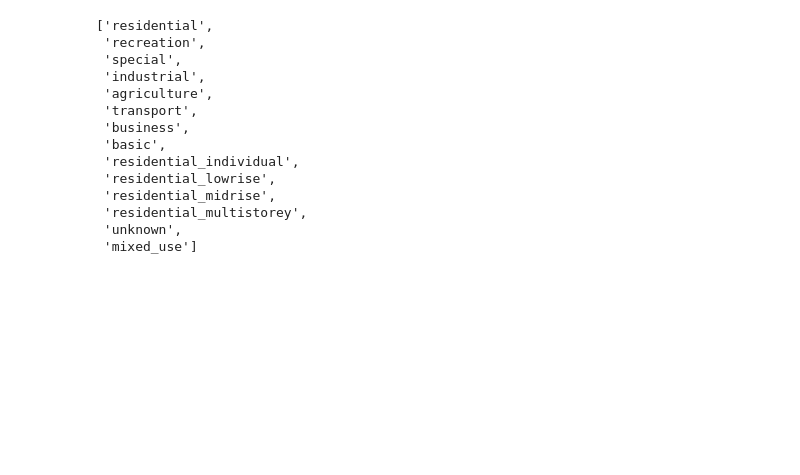
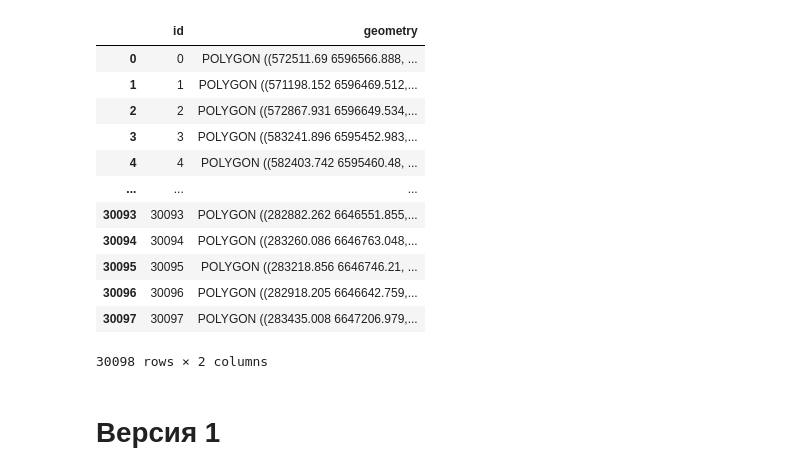
Before and after one commit to Mvin8/Urbanomy, a Jupyter notebook: examples/test.ipynb, the cells around one changed output. Drawn from its saved outputs; the diff is of its cells as text; code cells hidden in the pictures; blank space fills up the shorter version.

```diff
--- a/examples/test.ipynb
+++ b/examples/test.ipynb
@@ -8,21 +8,4 @@ from xgboost import XGBRegressor
 from sklearn.preprocessing import LabelEncoder
 import shap
 import matplotlib.pyplot as plt
-# %%
-['residential', 'recreation', 'special', 'industrial', 'agriculture', 'transport', 'business', 'basic', 'residential_individual', 'residential_lowrise', 'residential_midrise', 'residential_multistorey', 'unknown', 'mixed_use']
-# %% [output]
-['residential',
- 'recreation',
- 'special',
- 'industrial',
- 'agriculture',
- 'transport',
- 'business',
- 'basic',
- 'residential_individual',
- 'residential_lowrise',
- 'residential_midrise',
- 'residential_multistorey',
- 'unknown',
- 'mixed_use']
 # %%
@@ -29,0 +13,21 @@ territory_gdf = gpd.read_file('data/level_4_territories.geojson').to_crs(32636)
+# %%
+territory_gdf = gpd.read_parquet('data/merged_data.parquet').to_crs(32636)
+# %%
+territory_gdf = territory_gdf[['id', 'geometry']]
+territory_gdf
+# %% [output]
+|  | id | geometry |
+| 0 | 0 | POLYGON ((572511.69 6596566.888, ... |
+| 1 | 1 | POLYGON ((571198.152 6596469.512,... |
+| 2 | 2 | POLYGON ((572867.931 6596649.534,... |
+| 3 | 3 | POLYGON ((583241.896 6595452.983,... |
+| 4 | 4 | POLYGON ((582403.742 6595460.48, ... |
+| ... | ... | ... |
+| 30093 | 30093 | POLYGON ((282882.262 6646551.855,... |
+| 30094 | 30094 | POLYGON ((283260.086 6646763.048,... |
+| 30095 | 30095 | POLYGON ((283218.856 6646746.21, ... |
+| 30096 | 30096 | POLYGON ((282918.205 6646642.759,... |
+| 30097 | 30097 | POLYGON ((283435.008 6647206.979,... |
+30098 rows × 2 columns
+# %% [markdown]
+# Версия 1
```
Also changed, not shown: parts of 12 cells of this notebook, 3 other files.
